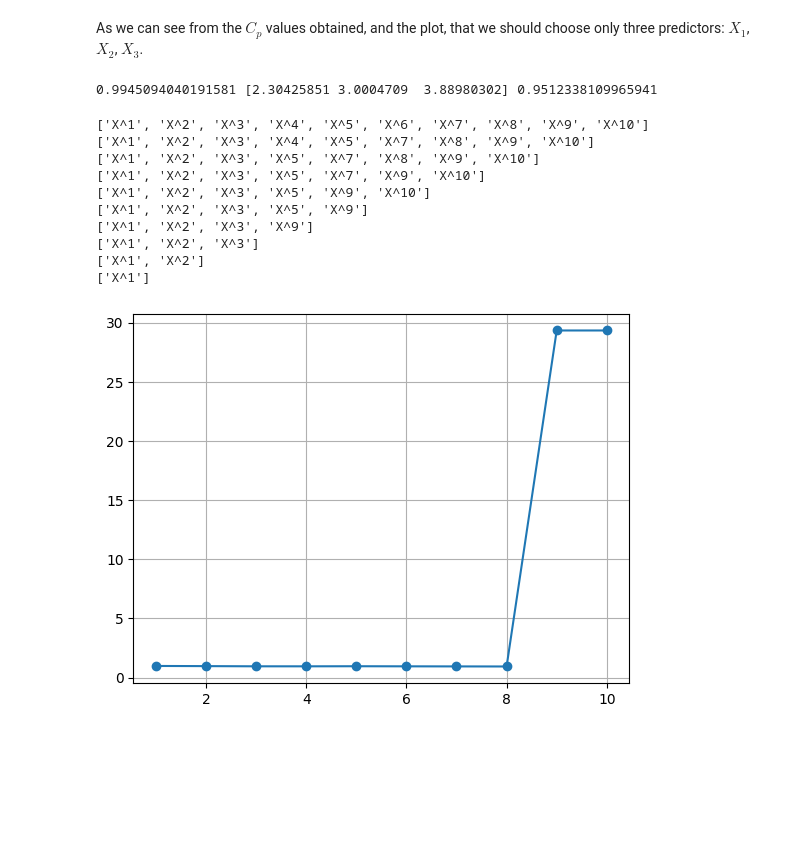
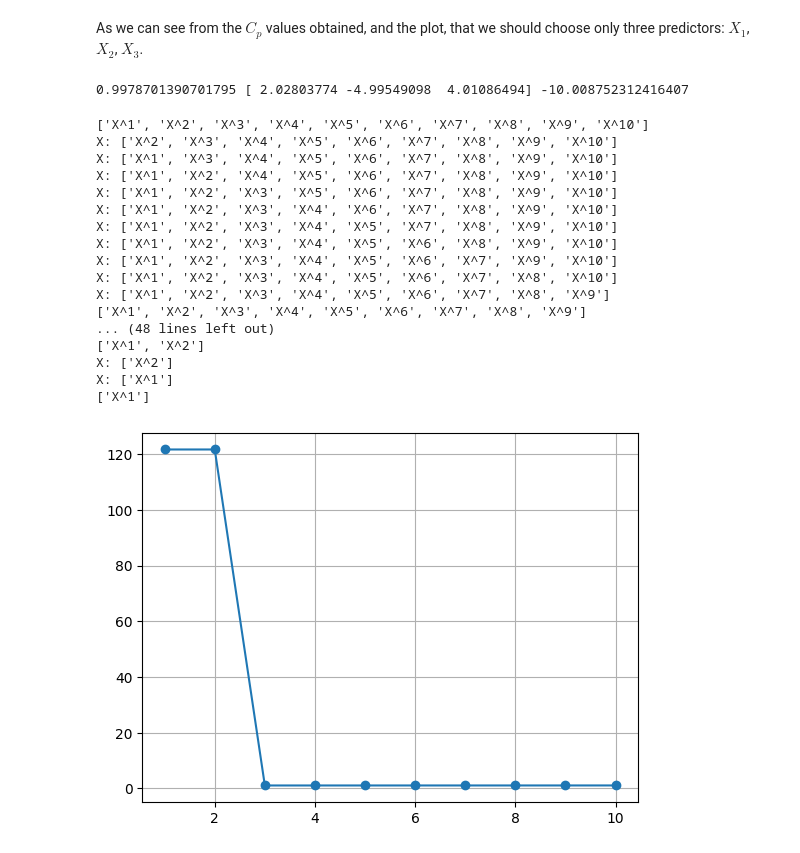
Before and after one commit to deusdevok/ISLP_Python, a Jupyter notebook: Chapter 6/Exercise8.ipynb, the cells around one changed output. Saved outputs shown, nothing was run; the diff lists cells and outputs as text; code cells hidden in the pictures; blank space fills up the shorter version.

```diff
--- a/Chapter 6/Exercise8.ipynb
+++ b/Chapter 6/Exercise8.ipynb
@@ -8,6 +8,6 @@ from sklearn.linear_model import LinearRegression
 # %%
 rng = np.random.default_rng(0)
-n = 100
+n = 1000
 X = rng.normal(size=n)
 eps = rng.normal(size=n)
 # %%
@@ -17,5 +17,5 @@ X.shape
 # %%
-beta0, beta1, beta2, beta3 = 1, 2, 3, 4
+beta0, beta1, beta2, beta3 = -10, 2, -5, 4
 Y = beta0 + beta1*X + beta2*X**2 + beta3*X**3 + eps
 # %%
 plt.scatter(X, Y, s=10)
@@ -112,7 +112,7 @@ coefs = best_model.coef_
 interc = best_model.intercept_
 print(score, coefs, interc)
 # %% [output]
-0.9945094040191581 [2.30425851 3.0004709  3.88980302] 0.9512338109965941
+0.9978701390701795 [ 2.02803774 -4.99549098  4.01086494] -10.008752312416407
 # %%
 # Backwards stepwise selection
 current_columns = columns[:] # Start with all columns
@@ -125,6 +125,7 @@ for _ in range(len(columns)-1):
     worst_col = ''
     for i, col in enumerate(columns):
         if col in current_columns:
+            print('X:', current_columns[:i] + current_columns[i+1:])
             X = data[current_columns[:i] + current_columns[i+1:]] # All columns except index i
             cp = fit_model(LinearRegression(), X, y, sigma2)
             if cp <= best_cp:
@@ -140,17 +141,24 @@ cp_values.append(best_cp)
 print(current_columns)
 # %% [output]
 ['X^1', 'X^2', 'X^3', 'X^4', 'X^5', 'X^6', 'X^7', 'X^8', 'X^9', 'X^10']
-['X^1', 'X^2', 'X^3', 'X^4', 'X^5', 'X^7', 'X^8', 'X^9', 'X^10']
-['X^1', 'X^2', 'X^3', 'X^5', 'X^7', 'X^8', 'X^9', 'X^10']
-['X^1', 'X^2', 'X^3', 'X^5', 'X^7', 'X^9', 'X^10']
-['X^1', 'X^2', 'X^3', 'X^5', 'X^9', 'X^10']
-['X^1', 'X^2', 'X^3', 'X^5', 'X^9']
-['X^1', 'X^2', 'X^3', 'X^9']
-['X^1', 'X^2', 'X^3']
+X: ['X^2', 'X^3', 'X^4', 'X^5', 'X^6', 'X^7', 'X^8', 'X^9', 'X^10']
+X: ['X^1', 'X^3', 'X^4', 'X^5', 'X^6', 'X^7', 'X^8', 'X^9', 'X^10']
+X: ['X^1', 'X^2', 'X^4', 'X^5', 'X^6', 'X^7', 'X^8', 'X^9', 'X^10']
+X: ['X^1', 'X^2', 'X^3', 'X^5', 'X^6', 'X^7', 'X^8', 'X^9', 'X^10']
+X: ['X^1', 'X^2', 'X^3', 'X^4', 'X^6', 'X^7', 'X^8', 'X^9', 'X^10']
+X: ['X^1', 'X^2', 'X^3', 'X^4', 'X^5', 'X^7', 'X^8', 'X^9', 'X^10']
+X: ['X^1', 'X^2', 'X^3', 'X^4', 'X^5', 'X^6', 'X^8', 'X^9', 'X^10']
+X: ['X^1', 'X^2', 'X^3', 'X^4', 'X^5', 'X^6', 'X^7', 'X^9', 'X^10']
+X: ['X^1', 'X^2', 'X^3', 'X^4', 'X^5', 'X^6', 'X^7', 'X^8', 'X^10']
+X: ['X^1', 'X^2', 'X^3', 'X^4', 'X^5', 'X^6', 'X^7', 'X^8', 'X^9']
+['X^1', 'X^2', 'X^3', 'X^4', 'X^5', 'X^6', 'X^7', 'X^8', 'X^9']
+... (48 lines left out)
 ['X^1', 'X^2']
+X: ['X^2']
+X: ['X^1']
 ['X^1']
 # %%
-plt.plot(list(range(1, 11)), cp_values, marker='o')
+plt.plot(list(range(10, 0, -1)), cp_values, marker='o')
 plt.grid()
 # %% [output]
-[figure, old version]
+[figure, new version]
```
Also changed, not shown: parts of 10 cells of this notebook.
